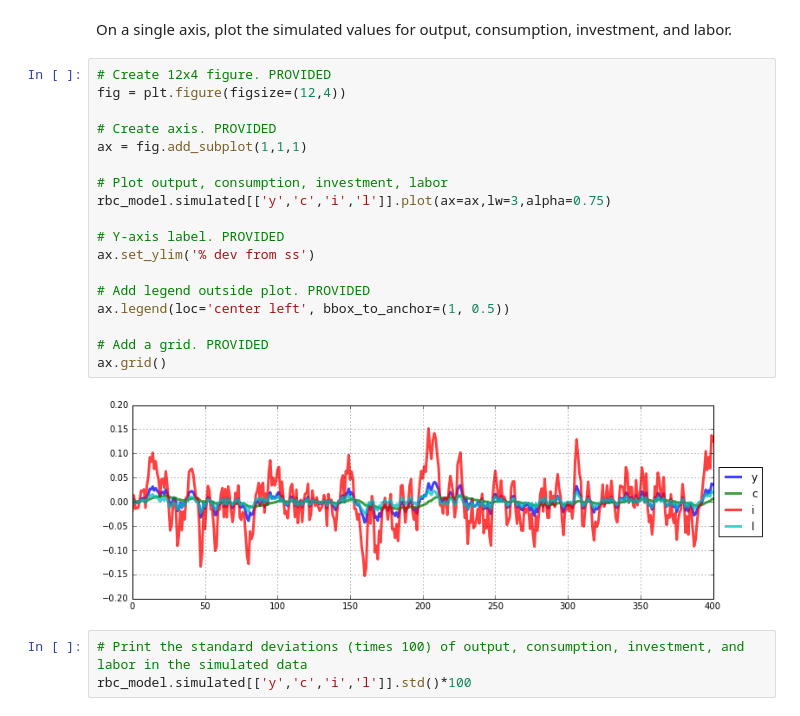
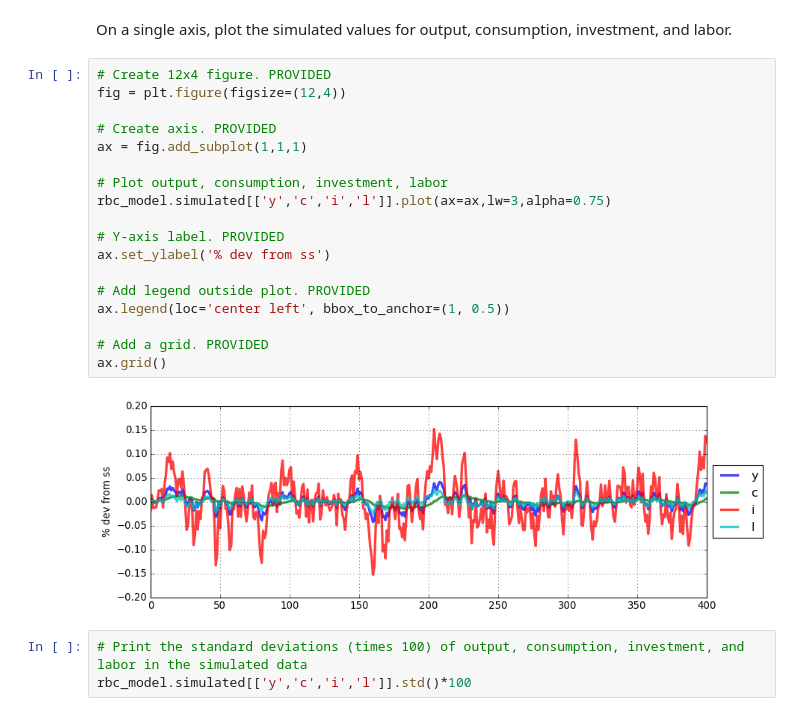
Before and after one commit to letsgoexploring/econ126, a Jupyter notebook: Lecture Notebooks/Econ126_Class_14.ipynb, the cells around one changed output. Drawn from its saved outputs; the diff is of its cells as text.

```diff
--- a/Lecture Notebooks/Econ126_Class_14.ipynb
+++ b/Lecture Notebooks/Econ126_Class_14.ipynb
@@ -255,23 +255,23 @@ On a single axis, plot the simulated values for output, consumption, investment,
 # %%
 # Create 12x4 figure. PROVIDED
 fig = plt.figure(figsize=(12,4))
 
 # Create axis. PROVIDED
 ax = fig.add_subplot(1,1,1)
 
 # Plot output, consumption, investment, labor
 rbc_model.simulated[['y','c','i','l']].plot(ax=ax,lw=3,alpha=0.75)
 
 # Y-axis label. PROVIDED
-ax.set_ylim('% dev from ss')
+ax.set_ylabel('% dev from ss')
 
 # Add legend outside plot. PROVIDED
 ax.legend(loc='center left', bbox_to_anchor=(1, 0.5))
 
 # Add a grid. PROVIDED
 ax.grid()
 # %% [output]
-[figure, old version]
+[figure, new version]
 # %%
 # Print the standard deviations (times 100) of output, consumption, investment, and labor in the simulated data
 rbc_model.simulated[['y','c','i','l']].std()*100
```
Also changed, not shown: parts of 1 cell of this notebook, 4 other files.
